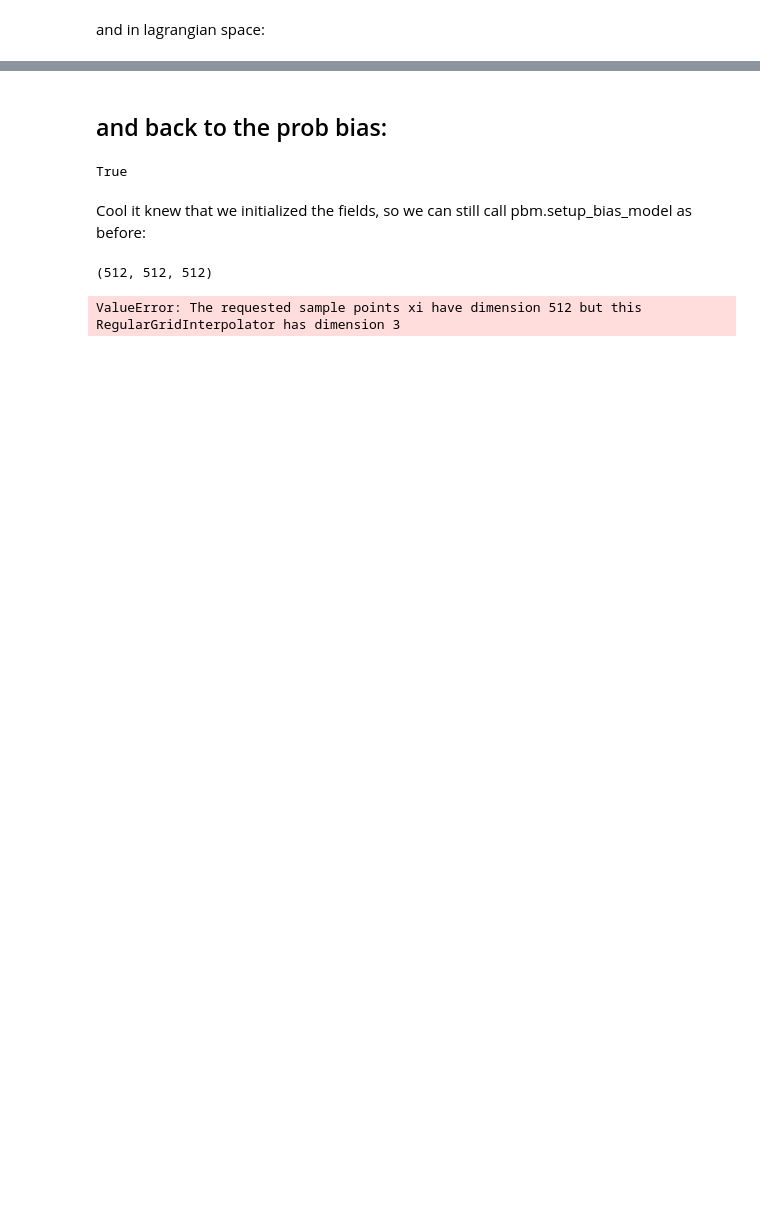
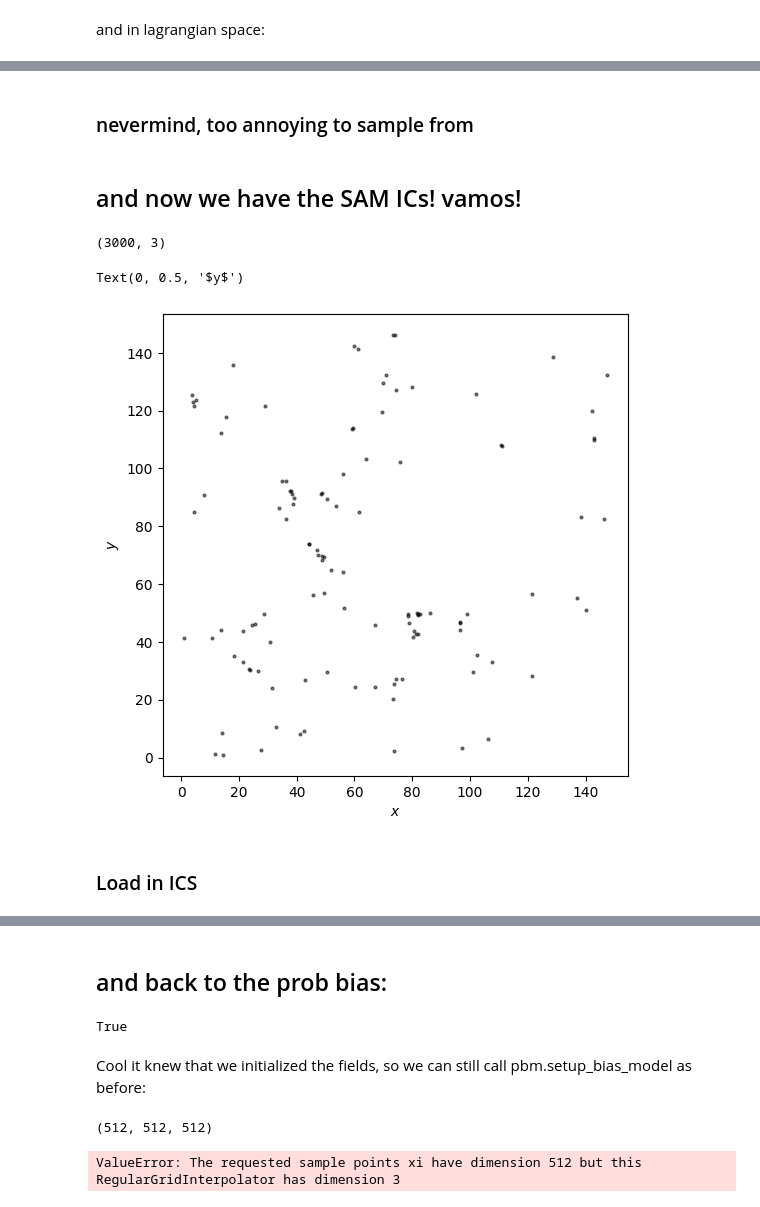
Before and after one commit to kstoreyf/biasexp-target-observable, a Jupyter notebook: notebooks/2024-01-19_probabilistic_bias.ipynb, the cells around one changed output, grey strips where cells are left out. Cells and saved outputs as stored; diff of their text form; code cells hidden in the pictures; blank space fills up the shorter version.

```diff
--- a/notebooks/2024-01-19_probabilistic_bias.ipynb
+++ b/notebooks/2024-01-19_probabilistic_bias.ipynb
@@ -215,0 +240,37 @@ halo_field_lag = sum_bias_model_terms_py(zeroth=bias_terms_lag[0],
+# %% [markdown]
+### nevermind, too annoying to sample from
+# %% [markdown]
+## and now we have the SAM ICs! vamos!
+# %%
+idx_sam = 0
+redshift = 0
+ndens_target = 0.003 # (Mpc/h)^-3
+
+dir_dat = '/lscratch/kstoreyf/CAMELS-SAM_data'
+# %%
+fn_dat = f"{dir_dat}/LH_{idx_sam}_galprops_z{redshift}.hdf5"
+# %%
+vol_hMpc = 100**3 # units Mpc/h!!
+n_target = int(ndens_target * vol_hMpc)
+with h5py.File(fn_dat, 'r') as f:
+    mstar_raw = np.array(f['mstar'])
+    i_target = np.argsort(mstar_raw)[::-1][:n_target] # order by mstar and take largest to smallest to get desired ndens
+    x_arr, y_arr, z_arr = f['x_position'], f['y_position'], f['z_position']
+    pos_arr = np.array([x_arr, y_arr, z_arr]).T
+    pos_arr = pos_arr[i_target]
+# %%
+pos_arr.shape
+# %% [output]
+(3000, 3)
+# %%
+i_slice = (pos_arr[:,2] < np.max(pos_arr[:,2])/20)
+
+plt.figure(figsize=(6, 6))
+plt.scatter(pos_arr[i_slice,0], pos_arr[i_slice,1], color='k', s=4, alpha=0.5)
+plt.xlabel(r'$x$')
+plt.ylabel(r'$y$')
+# %% [output]
+Text(0, 0.5, '$y$')
+[figure, added]
+# %% [markdown]
+### Load in ICS
```
Also changed, not shown: parts of 20 cells of this notebook, 2 other files.
